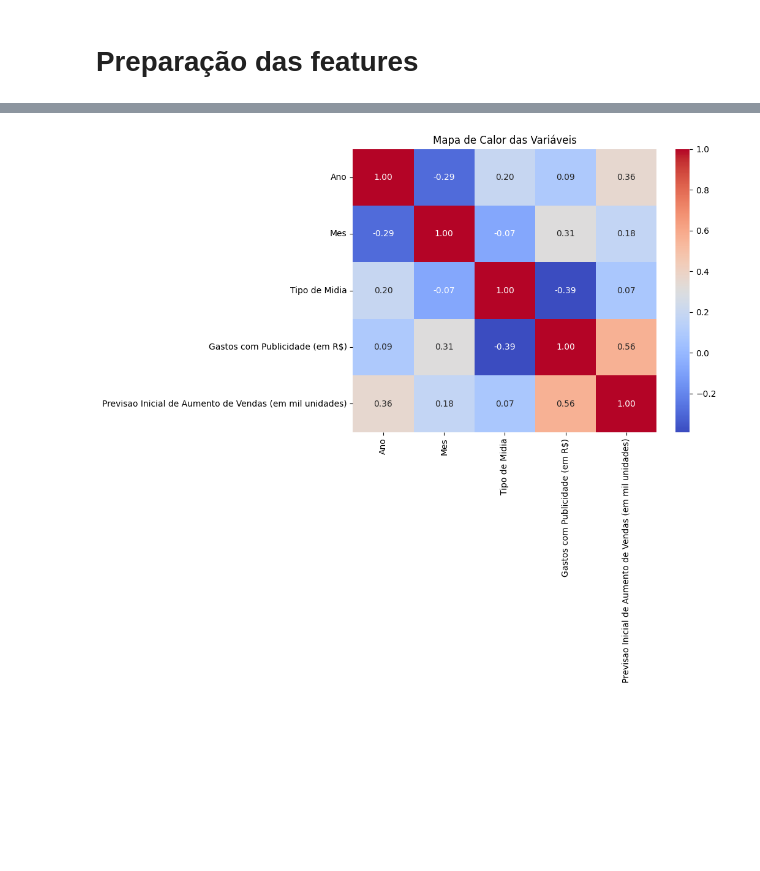
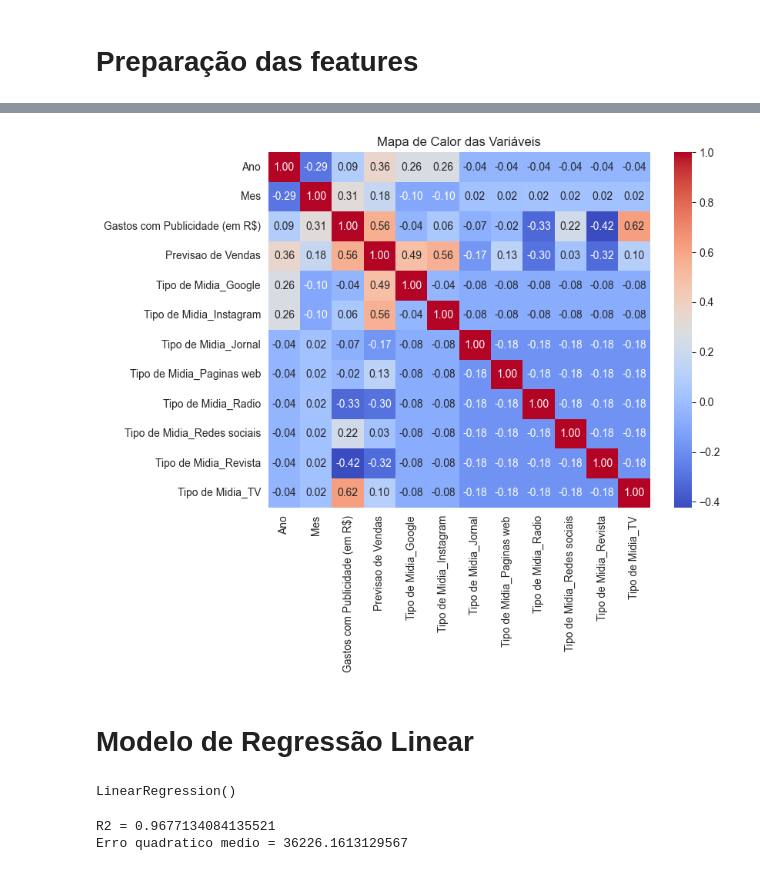
Before and after one commit to LcsFernandes/Trabalho_fiap, a Jupyter notebook: regressao.ipynb, the cells around one changed output, grey strips where cells are left out. Saved outputs shown, nothing was run; the diff lists cells and outputs as text; code cells hidden in the pictures; blank space fills up the shorter version.

```diff
--- a/regressao.ipynb
+++ b/regressao.ipynb
@@ -127,0 +143,22 @@ Text(0.5, 1.0, 'Gastos com Publicidade por Tipo de Midia')
+# %%
+sns.set_style("white")
+
+fig, axs = plt.subplots(2, 2, figsize=(10, 10))
+
+sns.scatterplot(x='Ano', y="Previsao Inicial de Aumento de Vendas (em mil unidades)", data=df, ax=axs[0, 0])
+axs[0, 0].set_title("Ano vs Previsão de Vendas")
+axs[0, 0].set_xticks(df['Ano'].unique())
+
+sns.scatterplot(x='Mes', y="Previsao Inicial de Aumento de Vendas (em mil unidades)", data=df, ax=axs[0, 1])
+axs[0, 1].set_title("Mês vs Previsão de Vendas")
+
+sns.scatterplot(x='Tipo de Midia', y="Previsao Inicial de Aumento de Vendas (em mil unidades)", data=df, ax=axs[1, 0])
+axs[1, 0].set_title("Tipo de Mídia vs Previsão de Vendas")
+axs[1, 0].set_xticklabels(ax.get_xticklabels(), rotation=45, ha="right")
+
+sns.scatterplot(x='Gastos com Publicidade (em R$)', y="Previsao Inicial de Aumento de Vendas (em mil unidades)", data=df, ax=axs[1, 1])
+axs[1, 1].set_title("Gastos com Publicidade vs Previsão de Vendas")
+
+
+plt.tight_layout()
+plt.show()
@@ -143,3 +182,4 @@ plt.show()
 # %%
-df['Tipo de Midia'].unique()
+df = pd.get_dummies(df, columns=['Tipo de Midia'], dtype = int)
+df.head()
 # %% [output]
@@ -148,5 +191,0 @@ array(['Paginas web', 'Redes sociais', 'TV', 'Jornal', 'Revista', 'Radio',
-# %%
-categorias = {"Paginas web": 1, "Redes sociais": 2, "TV": 3, "Jornal": 4, "Revista": 5, "Radio": 6, "Instagram": 7, "Google": 8}
-
-df['Tipo de Midia'] = df['Tipo de Midia'].map(categorias)
-df.head()
@@ -175,14 +192,15 @@ memory usage: 7.9+ KB
-# %%
-df['Gastos com Publicidade (em R$)'] = df['Gastos com Publicidade (em R$)'].str.replace(",", ".").astype(float)
 # %%
+df.rename(columns={'Previsao Inicial de Aumento de Vendas (em mil unidades)': 'Previsao de Vendas'}, inplace=True)
 corr = df.corr(numeric_only=True)
 
 # Criando o mapa de calor
 plt.figure(figsize=(8, 6))
 sns.heatmap(corr, annot=True, cmap='coolwarm', fmt=".2f")
 
 # Configurando o título do gráfico
 plt.title('Mapa de Calor das Variáveis')
 plt.show()
 # %% [output]
-[figure, old version]
+[figure, new version]
+# %% [markdown]
+# Modelo de Regressão Linear
@@ -188,0 +217,15 @@ plt.show()
+# %%
+model = LinearRegression()
+model.fit(X_train, y_train)
+# %% [output]
+LinearRegression()
+# %%
+y_pred = model.predict(X_test)
+
+mse = mean_squared_error(y_test, y_pred)
+r2 = r2_score(y_test, y_pred)
+
+print(f"R2 = {r2} \nErro quadratico medio = {mse}")
+# %% [output]
+R2 = 0.9677134084135521
+Erro quadratico medio = 36226.1613129567
```
Also changed, not shown: parts of 18 cells of this notebook.
